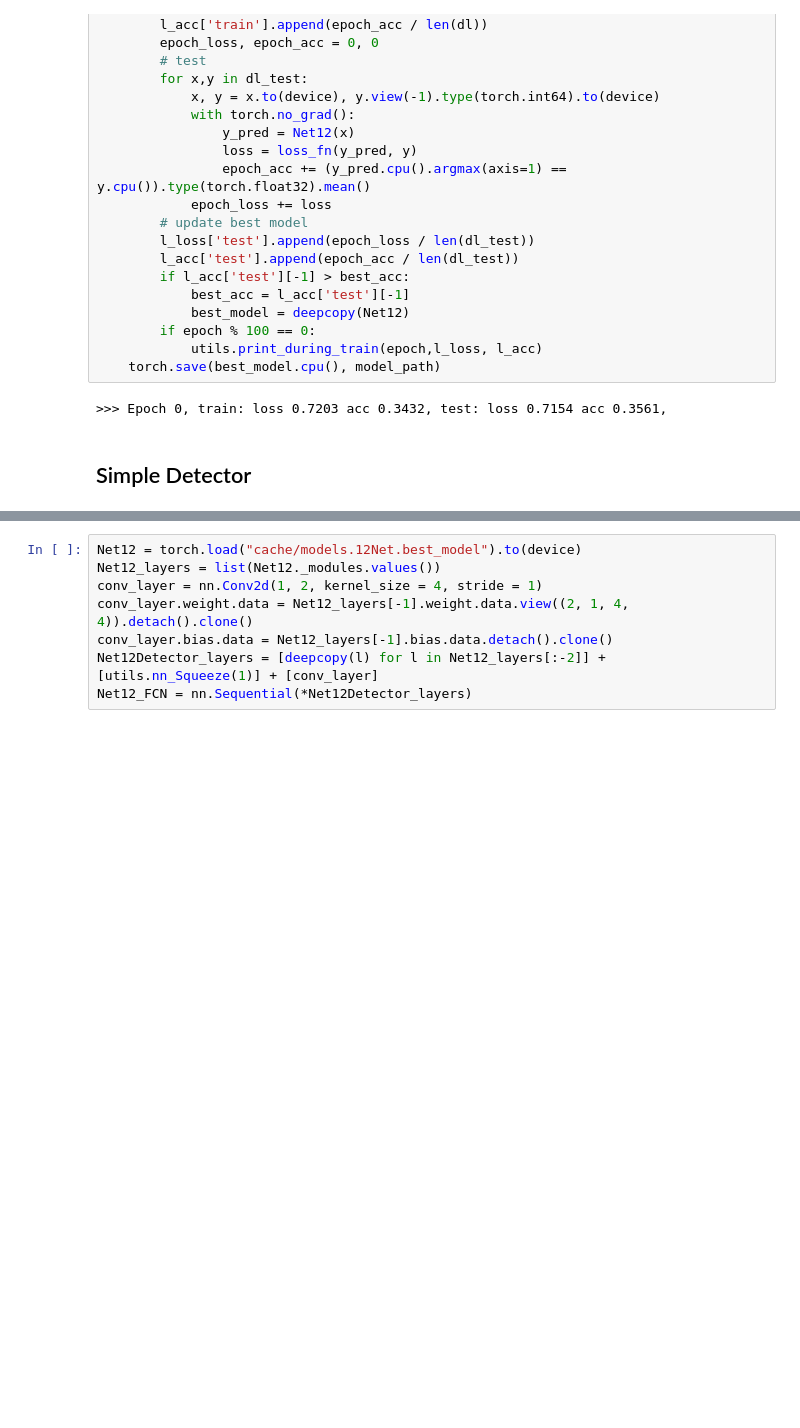
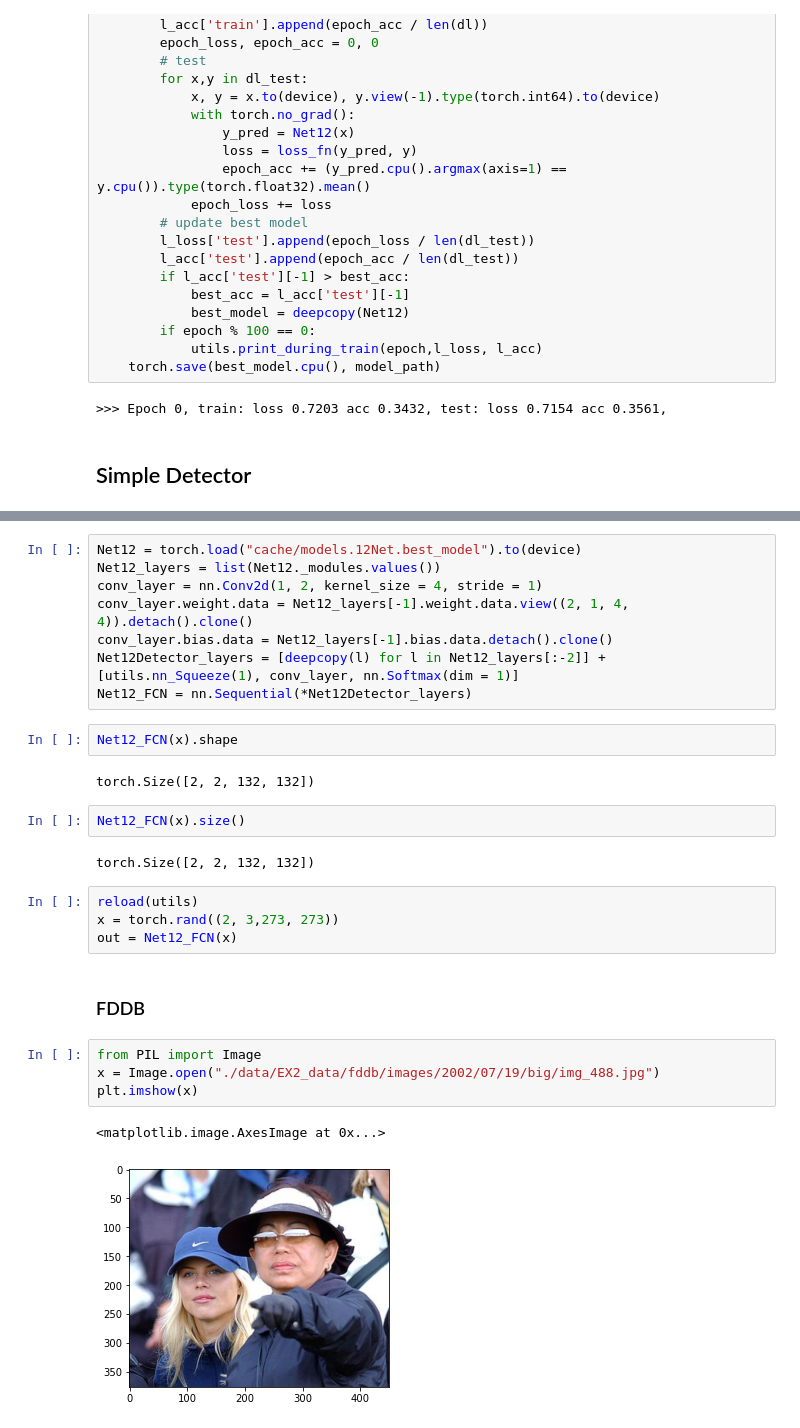
Before and after one commit to eladb3/dl_ex3, a Jupyter notebook: Ex3.ipynb, the cells around one changed output, grey strips where cells are left out. Saved outputs shown, nothing was run; the diff lists cells and outputs as text; blank space fills up the shorter version.

```diff
--- a/Ex3.ipynb
+++ b/Ex3.ipynb
@@ -99,5 +93,26 @@ Net12_layers = list(Net12._modules.values())
 conv_layer = nn.Conv2d(1, 2, kernel_size = 4, stride = 1)
 conv_layer.weight.data = Net12_layers[-1].weight.data.view((2, 1, 4, 4)).detach().clone()
 conv_layer.bias.data = Net12_layers[-1].bias.data.detach().clone()
-Net12Detector_layers = [deepcopy(l) for l in Net12_layers[:-2]] + [utils.nn_Squeeze(1)] + [conv_layer]
+Net12Detector_layers = [deepcopy(l) for l in Net12_layers[:-2]] + [utils.nn_Squeeze(1), conv_layer, nn.Softmax(dim = 1)]
 Net12_FCN = nn.Sequential(*Net12Detector_layers)
+# %%
+Net12_FCN(x).shape
+# %% [output]
+torch.Size([2, 2, 132, 132])
+# %%
+Net12_FCN(x).size()
+# %% [output]
+torch.Size([2, 2, 132, 132])
+# %%
+reload(utils)
+x = torch.rand((2, 3,273, 273))
+out = Net12_FCN(x)
+# %% [markdown]
+### FDDB
+# %%
+from PIL import Image
+x = Image.open("./data/EX2_data/fddb/images/2002/07/19/big/img_488.jpg")
+plt.imshow(x)
+# %% [output]
+<matplotlib.image.AxesImage at 0x...>
+[figure, added]
```
Also changed, not shown: parts of 1 cell of this notebook, 1 other file.
